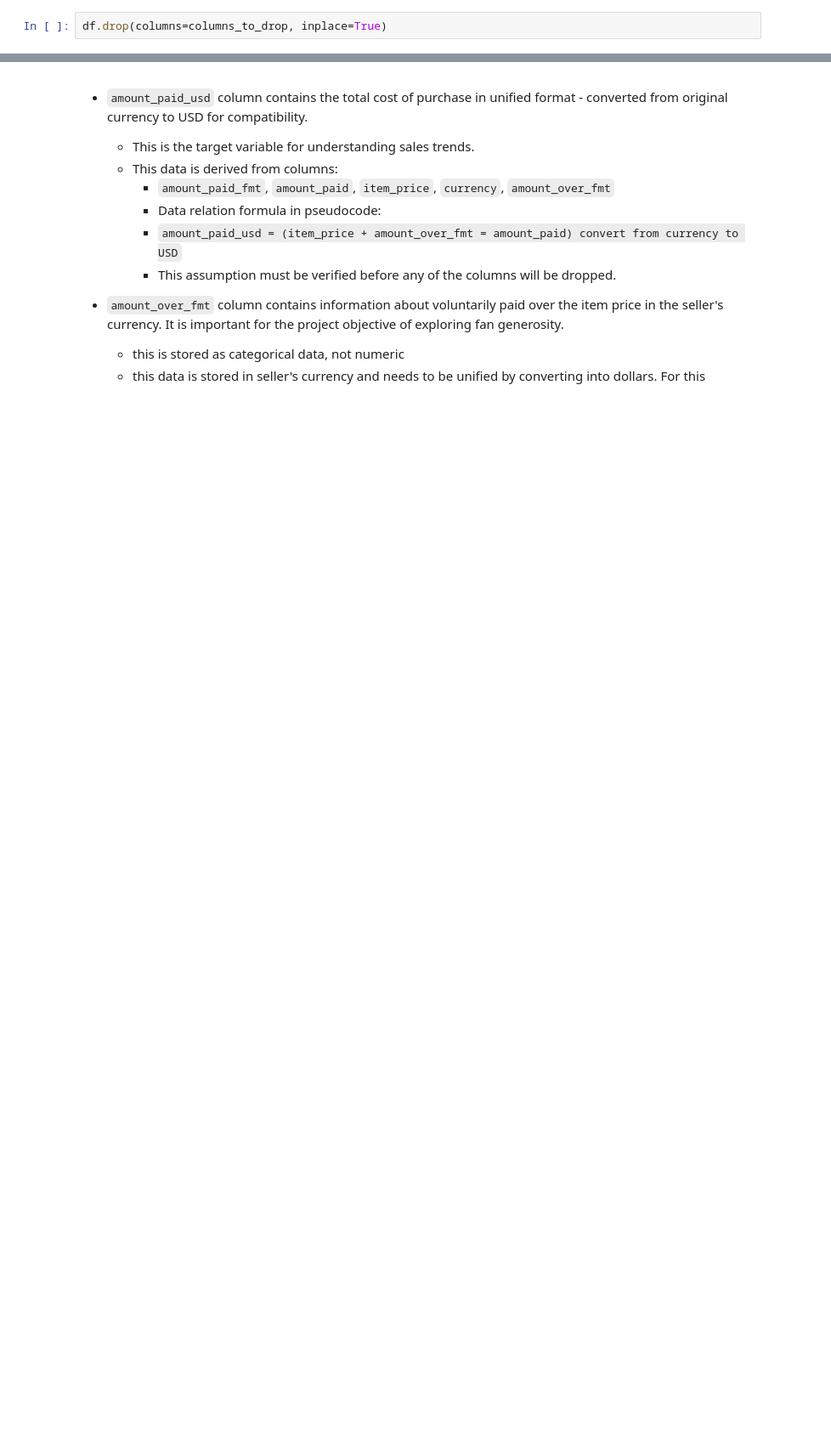
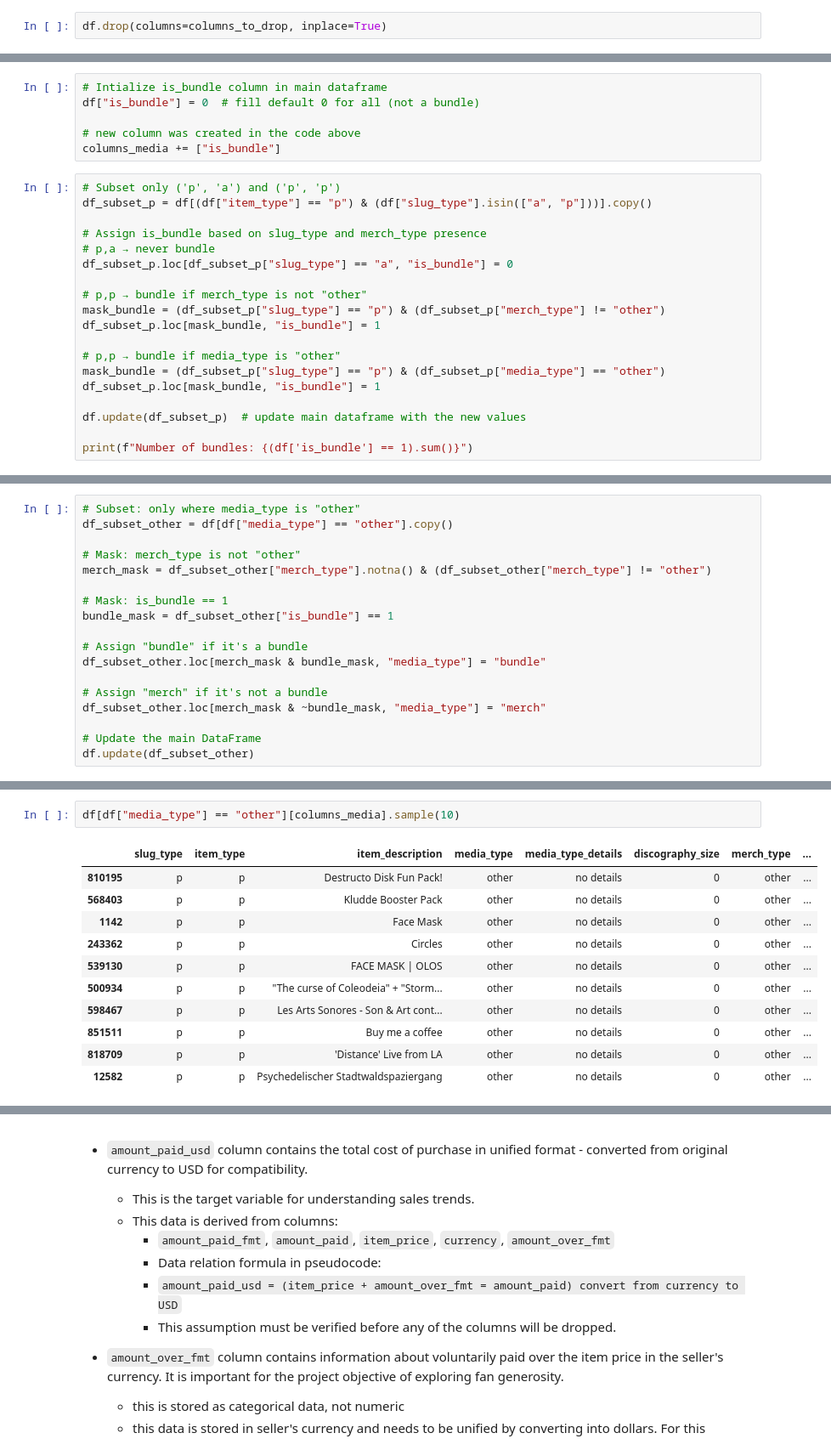
Before and after one commit to Funnear/midproject-bandcamp-insights, a Jupyter notebook: notebooks/2-1_EDA.ipynb, the cells around one changed output, grey strips where cells are left out. Shown: that part at 85% size. Drawn from its saved outputs; the diff is of its cells as text; blank space fills up the shorter version.

Commit message:
EDA ongoing: media_type map-reduce complete.

```diff
--- a/notebooks/2-1_EDA.ipynb
+++ b/notebooks/2-1_EDA.ipynb
@@ -246,0 +794,25 @@ df.drop(columns=columns_to_drop, inplace=True)
+# %%
+# Intialize is_bundle column in main dataframe
+df["is_bundle"] = 0  # fill default 0 for all (not a bundle)
+
+# new column was created in the code above
+columns_media += ["is_bundle"]
+# %%
+# Subset only ('p', 'a') and ('p', 'p')
+df_subset_p = df[(df["item_type"] == "p") & (df["slug_type"].isin(["a", "p"]))].copy()
+
+# Assign is_bundle based on slug_type and merch_type presence
+# p,a → never bundle
+df_subset_p.loc[df_subset_p["slug_type"] == "a", "is_bundle"] = 0
+
+# p,p → bundle if merch_type is not "other"
+mask_bundle = (df_subset_p["slug_type"] == "p") & (df_subset_p["merch_type"] != "other")
+df_subset_p.loc[mask_bundle, "is_bundle"] = 1
+
+# p,p → bundle if media_type is "other"
+mask_bundle = (df_subset_p["slug_type"] == "p") & (df_subset_p["media_type"] == "other")
+df_subset_p.loc[mask_bundle, "is_bundle"] = 1
+
+df.update(df_subset_p)  # update main dataframe with the new values
+
+print(f"Number of bundles: {(df['is_bundle'] == 1).sum()}")
@@ -246,0 +823,18 @@ df.drop(columns=columns_to_drop, inplace=True)
+# %%
+# Subset: only where media_type is "other"
+df_subset_other = df[df["media_type"] == "other"].copy()
+
+# Mask: merch_type is not "other"
+merch_mask = df_subset_other["merch_type"].notna() & (df_subset_other["merch_type"] != "other")
+
+# Mask: is_bundle == 1
+bundle_mask = df_subset_other["is_bundle"] == 1
+
+# Assign "bundle" if it's a bundle
+df_subset_other.loc[merch_mask & bundle_mask, "media_type"] = "bundle"
+
+# Assign "merch" if it's not a bundle
+df_subset_other.loc[merch_mask & ~bundle_mask, "media_type"] = "merch"
+
+# Update the main DataFrame
+df.update(df_subset_other)
@@ -246,0 +853,14 @@ df.drop(columns=columns_to_drop, inplace=True)
+# %%
+df[df["media_type"] == "other"][columns_media].sample(10)
+# %% [output]
+|  | slug_type | item_type | item_description | media_type | media_type_details | discography_size | merch_type | ... |
+| 810195 | p | p | Destructo Disk Fun Pack! | other | no details | 0 | other | ... |
+| 568403 | p | p | Kludde Booster Pack | other | no details | 0 | other | ... |
+| 1142 | p | p | Face Mask | other | no details | 0 | other | ... |
+| 243362 | p | p | Circles | other | no details | 0 | other | ... |
+| 539130 | p | p | FACE MASK | OLOS | other | no details | 0 | other | ... |
+| 500934 | p | p | "The curse of Coleodeia" + "Storm... | other | no details | 0 | other | ... |
+| 598467 | p | p | Les Arts Sonores - Son & Art cont... | other | no details | 0 | other | ... |
+| 851511 | p | p | Buy me a coffee | other | no details | 0 | other | ... |
+| 818709 | p | p | 'Distance' Live from LA | other | no details | 0 | other | ... |
+| 12582 | p | p | Psychedelischer Stadtwaldspaziergang | other | no details | 0 | other | ... |
```
Also changed, not shown: parts of 139 cells of this notebook.
